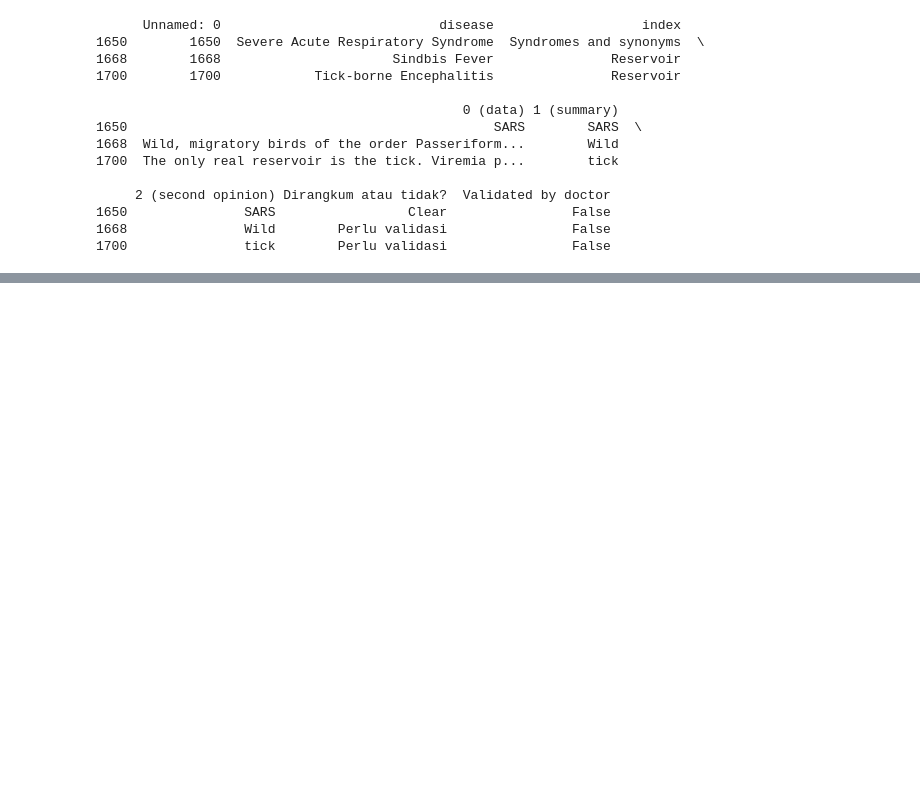
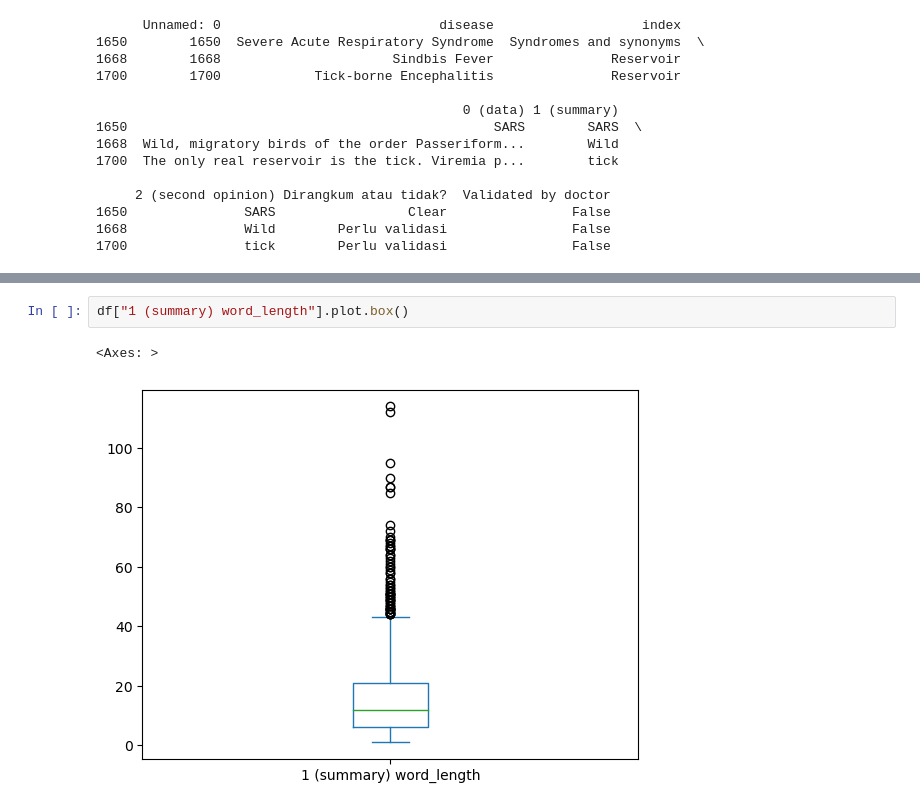
Before and after one commit to mrasyadc/brio-preprocessing, a Jupyter notebook: brio_preprocessing/understanding.ipynb, the cells around one changed output, grey strips where cells are left out. Cells and saved outputs as stored; diff of their text form; blank space fills up the shorter version.

```diff
--- a/brio_preprocessing/understanding.ipynb
+++ b/brio_preprocessing/understanding.ipynb
@@ -187,0 +251,5 @@ print(df[df["1 (summary)"].str.len()==min_target_len])
+# %%
+df["1 (summary) word_length"].plot.box()
+# %% [output]
+<Axes: >
+[figure, added]
```
Also changed, not shown: parts of 19 cells of this notebook, 23 other files.
